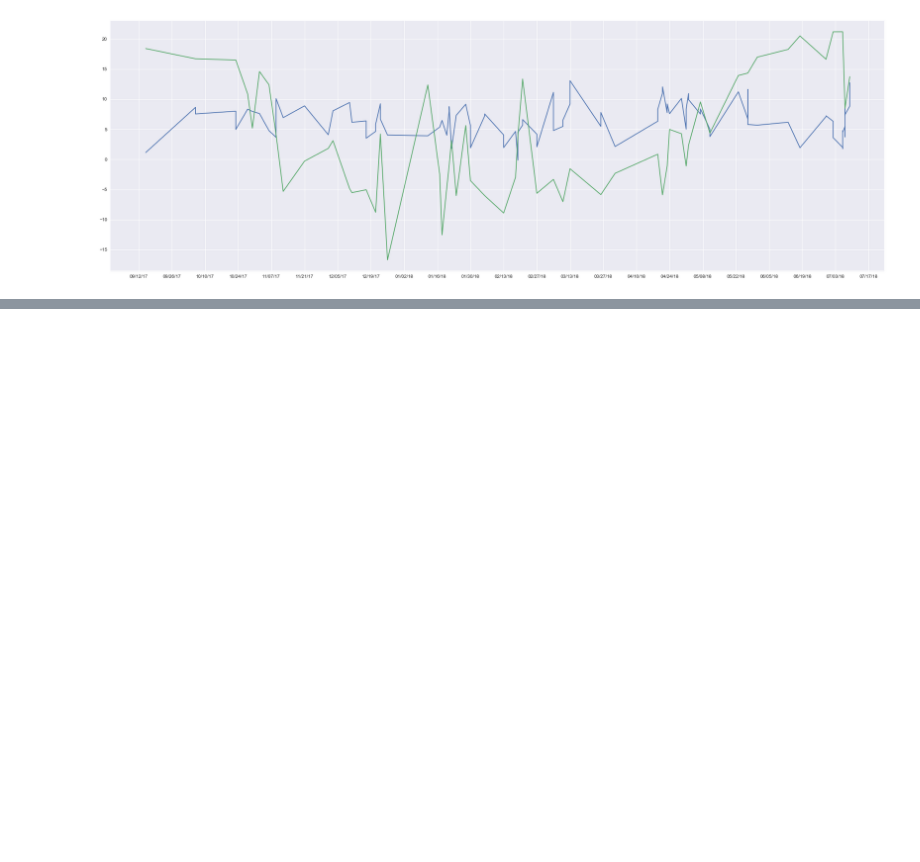
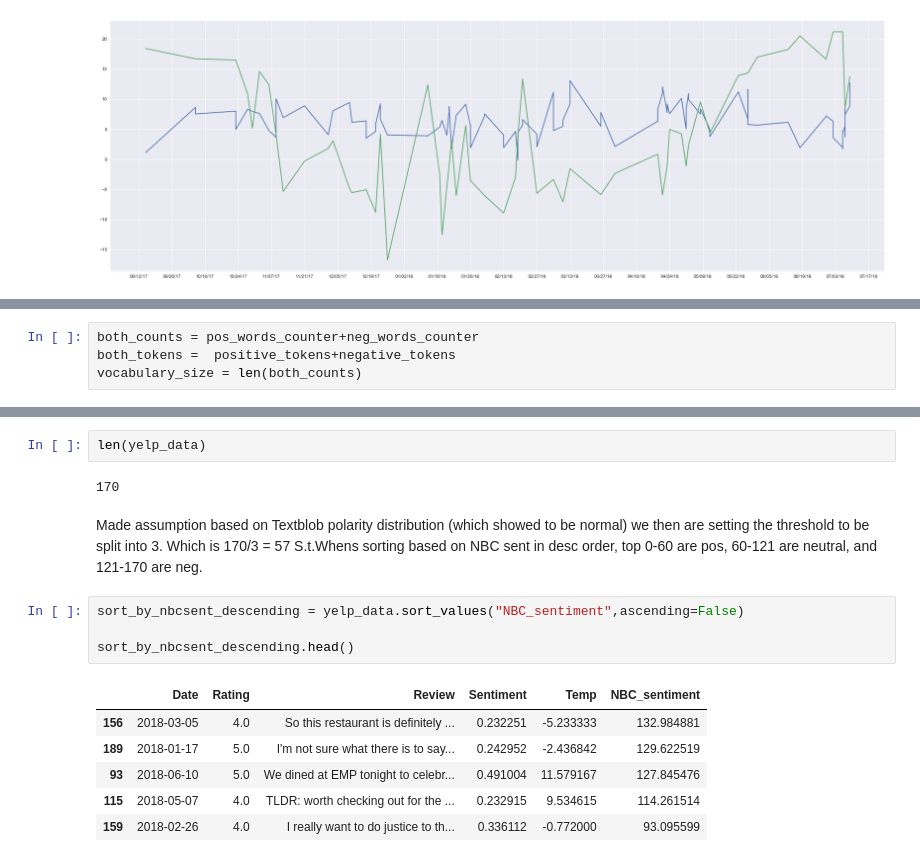
Before and after one commit to JunanQu/YELP-, a Jupyter notebook: 2950_final-2.ipynb, the cells around one changed output, grey strips where cells are left out. Drawn from its saved outputs; the diff is of its cells as text; blank space fills up the shorter version.

```diff
--- a/2950_final-2.ipynb
+++ b/2950_final-2.ipynb
@@ -567,0 +624,4 @@ plt.gca().xaxis.set_major_locator(mdates.WeekdayLocator( interval=2))
+# %%
+both_counts = pos_words_counter+neg_words_counter
+both_tokens =  positive_tokens+negative_tokens
+vocabulary_size = len(both_counts)
@@ -567,0 +678,19 @@ plt.gca().xaxis.set_major_locator(mdates.WeekdayLocator( interval=2))
+# %%
+len(yelp_data)
+# %% [output]
+170
+# %% [markdown]
+Made assumption based on Textblob polarity distribution (which showed to be normal) we then are setting the threshold to be split into 3.
+Which is 170/3 = 57
+S.t.Whens sorting based on NBC sent in desc order, top 0-60 are pos, 60-121 are neutral, and 121-170 are neg.
+# %%
+sort_by_nbcsent_descending = yelp_data.sort_values("NBC_sentiment",ascending=False)
+
+sort_by_nbcsent_descending.head()
+# %% [output]
+|  | Date | Rating | Review | Sentiment | Temp | NBC_sentiment |
+| 156 | 2018-03-05 | 4.0 | So this restaurant is definitely ... | 0.232251 | -5.233333 | 132.984881 |
+| 189 | 2018-01-17 | 5.0 | I'm not sure what there is to say... | 0.242952 | -2.436842 | 129.622519 |
+| 93 | 2018-06-10 | 5.0 | We dined at EMP tonight to celebr... | 0.491004 | 11.579167 | 127.845476 |
+| 115 | 2018-05-07 | 4.0 | TLDR: worth checking out for the ... | 0.232915 | 9.534615 | 114.261514 |
+| 159 | 2018-02-26 | 4.0 | I really want to do justice to th... | 0.336112 | -0.772000 | 93.095599 |
```
Also changed, not shown: parts of 14 cells of this notebook, 3 other files.
